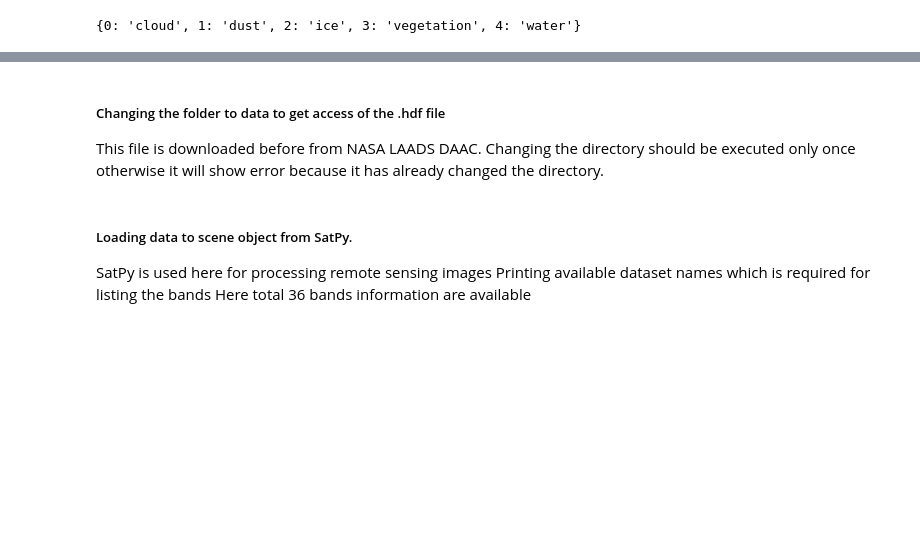
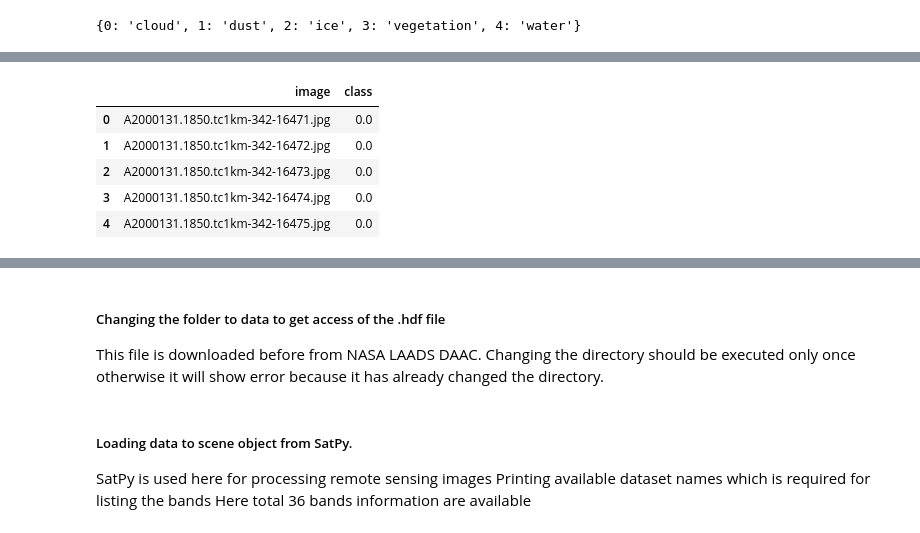
Before and after one commit to janTRik1423/thesis, a Jupyter notebook: Thesis.ipynb, the cells around one changed output, grey strips where cells are left out. Cells and saved outputs as stored; diff of their text form; code cells hidden in the pictures; blank space fills up the shorter version.

```diff
--- a/Thesis.ipynb
+++ b/Thesis.ipynb
@@ -931,0 +991,10 @@ Test accuracy: 87.00%
+# %%
+df = pd.read_csv("dataset.csv")
+df.head()
+# %% [output]
+|  | image | class |
+| 0 | A2000131.1850.tc1km-342-16471.jpg | 0.0 |
+| 1 | A2000131.1850.tc1km-342-16472.jpg | 0.0 |
+| 2 | A2000131.1850.tc1km-342-16473.jpg | 0.0 |
+| 3 | A2000131.1850.tc1km-342-16474.jpg | 0.0 |
+| 4 | A2000131.1850.tc1km-342-16475.jpg | 0.0 |
```
Also changed, not shown: parts of 16 cells of this notebook, 2 other files.
